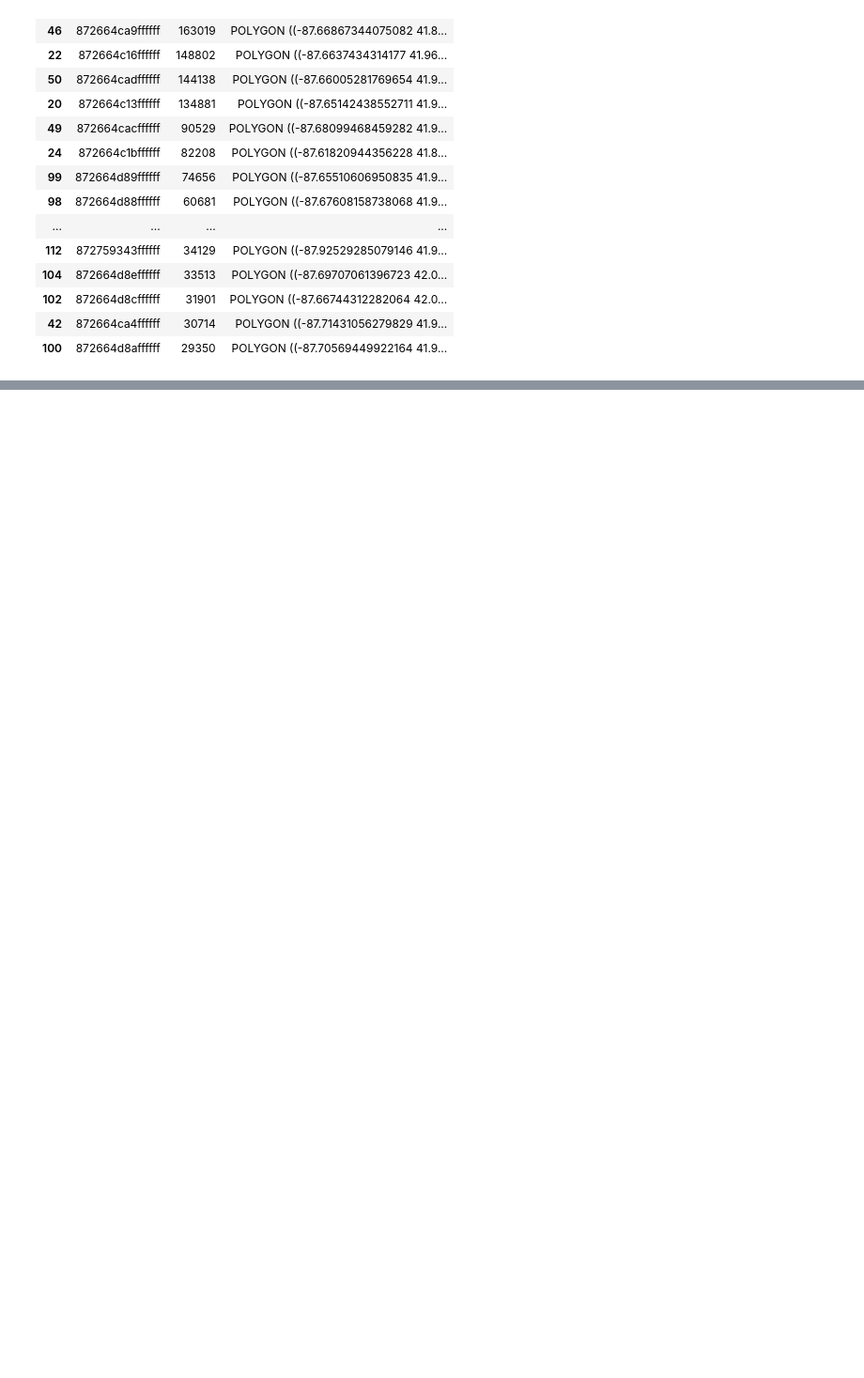
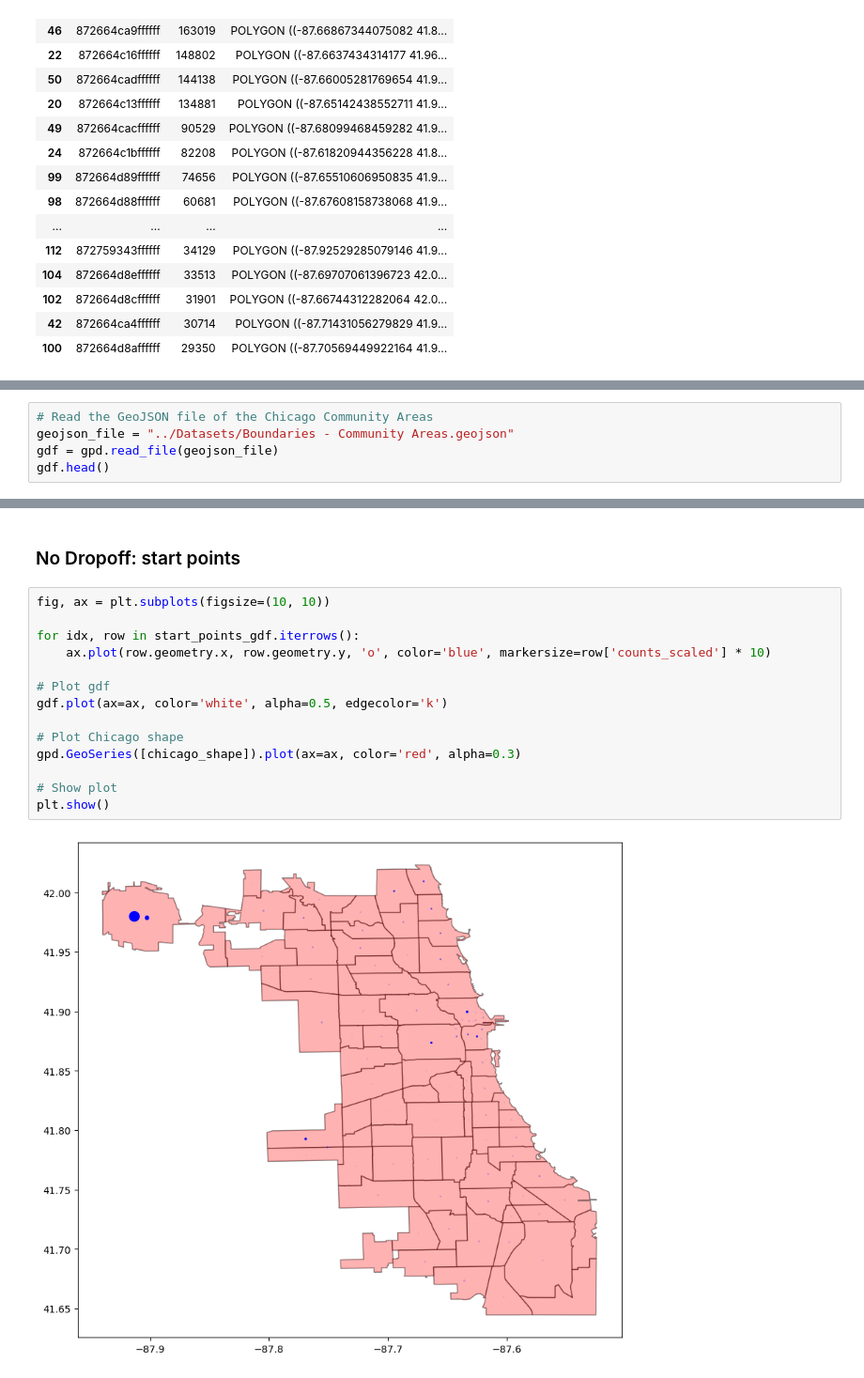
Before and after one commit to smolinde/Duracell_AAA_2024, a Jupyter notebook: Notebooks/Data_Exploration.ipynb, the cells around one changed output, grey strips where cells are left out. Shown at 94% size. Cells and saved outputs as stored; diff of their text form; blank space fills up the shorter version.

```diff
--- a/Notebooks/Data_Exploration.ipynb
+++ b/Notebooks/Data_Exploration.ipynb
@@ -243,0 +318,5 @@ trips_ends_geo.plot(column='count', cmap='Reds')
+# %%
+# Read the GeoJSON file of the Chicago Community Areas
+geojson_file = "../Datasets/Boundaries - Community Areas.geojson"
+gdf = gpd.read_file(geojson_file)
+gdf.head()
@@ -243,0 +367,18 @@ trips_ends_geo.plot(column='count', cmap='Reds')
+# %% [markdown]
+### No Dropoff: start points
+# %%
+fig, ax = plt.subplots(figsize=(10, 10))
+
+for idx, row in start_points_gdf.iterrows():
+    ax.plot(row.geometry.x, row.geometry.y, 'o', color='blue', markersize=row['counts_scaled'] * 10)
+
+# Plot gdf
+gdf.plot(ax=ax, color='white', alpha=0.5, edgecolor='k')
+
+# Plot Chicago shape
+gpd.GeoSeries([chicago_shape]).plot(ax=ax, color='red', alpha=0.3)
+
+# Show plot
+plt.show()
+# %% [output]
+[figure, added]
```
Also changed, not shown: parts of 35 cells of this notebook.
